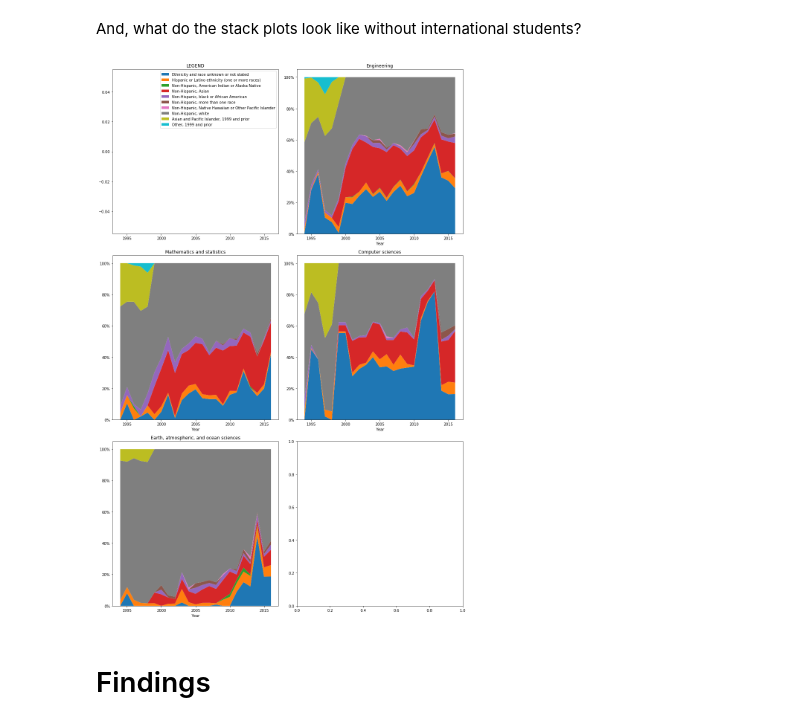
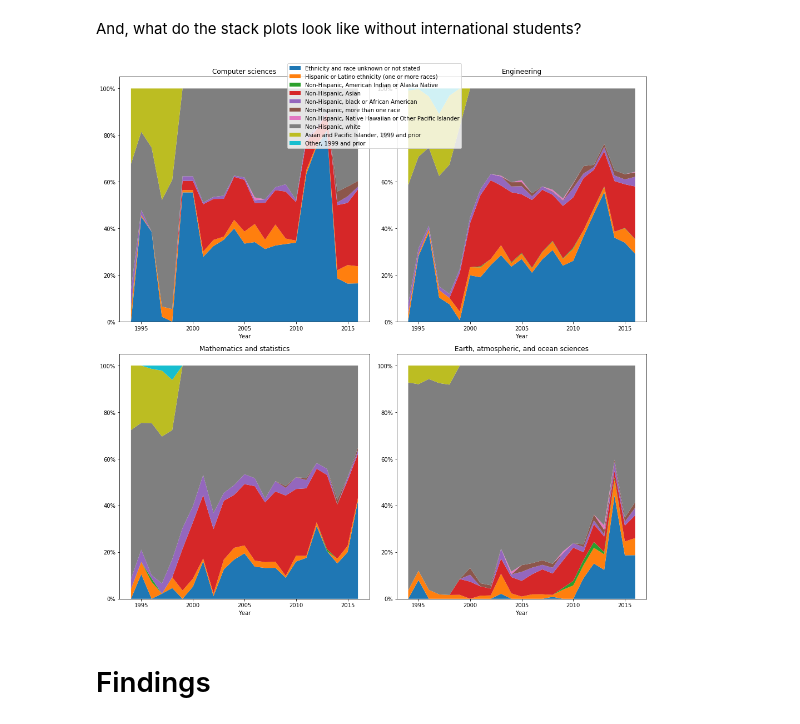
Before and after one commit to spec-journalism/gss-diversity, a Jupyter notebook: notebooks/race-ethnicity/grad-students.ipynb, the cells around one changed output. Drawn from its saved outputs; the diff is of its cells as text; code cells hidden in the pictures.

```diff
--- a/notebooks/race-ethnicity/grad-students.ipynb
+++ b/notebooks/race-ethnicity/grad-students.ipynb
@@ -51,6 +52,7 @@ for _, row in df.iterrows():
 years = [year for year in range(1994, 2017)]
 
 fields = list(df['Broad Fields'].unique())
+fields.remove('Total for selected values')
 
 race_ethnicities = list(df['Race and Ethnicity'].unique())
 race_ethnicities.remove('Total for selected values')
@@ -59,7 +79,9 @@ Let's now do some exploratory analysis on racial/ethnic diversity in every field
 # %%
-def stack_proportions(ax, field, legend=False, exclude=None):
+# Plots the proportion stackplot of a field
+def stack_proportions(ax, field, exclude=None):
     stacks = {r: [] for r in race_ethnicities if r != exclude}
 
+    # Calculate each field's proportions over the years
     for year in years:
         field_counts = counts[year][field]
         total = field_counts['Total for selected values'] - field_counts.get(exclude, 0)
@@ -69,12 +91,8 @@ def stack_proportions(ax, field, legend=False, exclude=None):
 
     ax.stackplot(years, stacks.values(), labels=stacks.keys())
 
-    if legend:
-        ax.legend()
-        ax.set_title('LEGEND')
-        return
-
-    ax.set(title=field, xlabel='Year')
+    ax.set_title(field)
+    ax.set_xlabel('Year')
 
     # Format y tick labels to be percentages
     vals = ax.get_yticks()
@@ -134,19 +134,12 @@ fig.tight_layout()
 # %% [markdown]
 And, what do the stack plots look like without international students?
 # %%
-fields = ['Total for selected values', 'Engineering', 'Mathematics and statistics', 'Computer sciences', 'Earth, atmospheric, and ocean sciences']
-
-fig, ax = plt.subplots(3, 2, figsize=(14, 21))
-for index, field in enumerate(fields):
-    stack_proportions(
-        ax[index // 2, index % 2],
-        field,
-        legend=(index == 0),
-        exclude='Foreign nationals holding temporary visas, regardless of ethnicity or race',
-    )
-
-fig.tight_layout()
+make_subplots(
+    ['Computer sciences', 'Engineering', 'Mathematics and statistics', 'Earth, atmospheric, and ocean sciences'],
+    plotter=stack_proportions,
+    kwargs={'exclude': 'Foreign nationals holding temporary visas, regardless of ethnicity or race'}
+)
 # %% [output]
-[figure, old version]
+[figure, new version]
 # %% [markdown]
 # Findings
```
Also changed, not shown: parts of 9 cells of this notebook.
